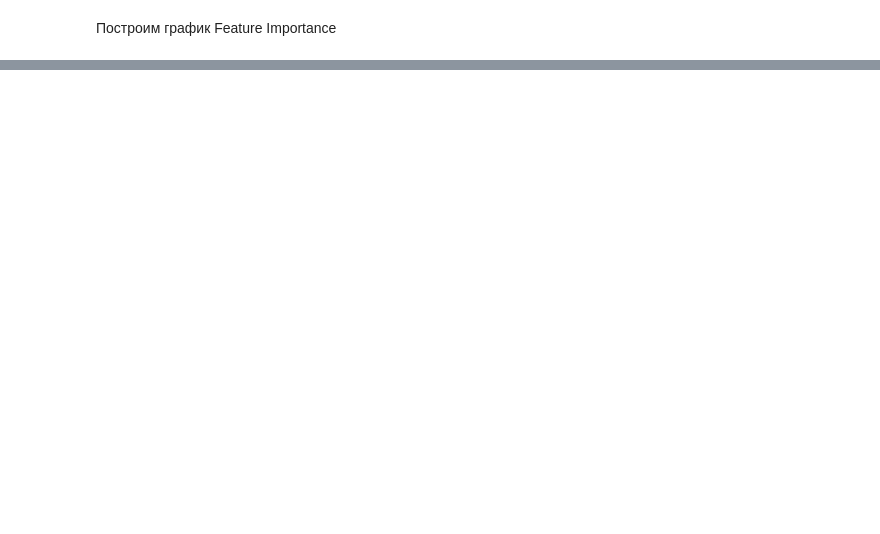
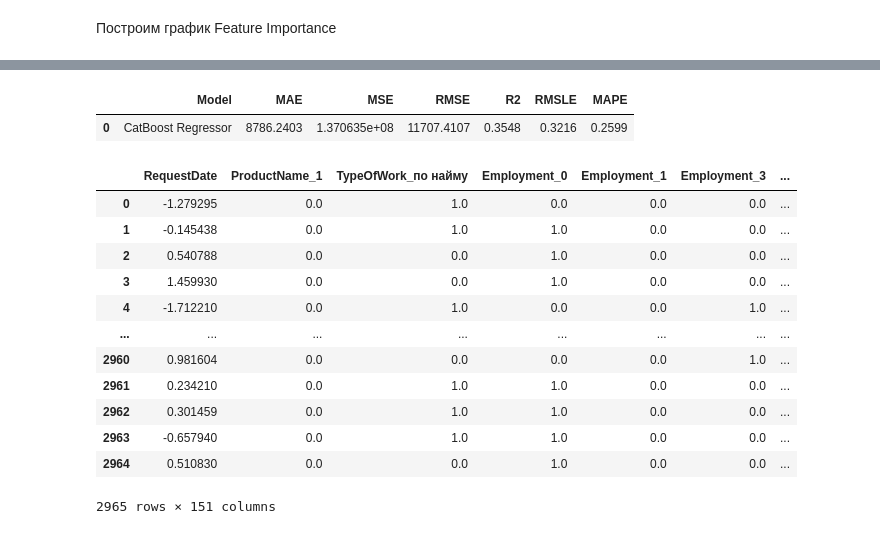
Before and after one commit to artemgur/akbars, a Jupyter notebook: akbars.ipynb, the cells around one changed output, grey strips where cells are left out. Saved outputs shown, nothing was run; the diff lists cells and outputs as text; code cells hidden in the pictures; blank space fills up the shorter version.

```diff
--- a/akbars.ipynb
+++ b/akbars.ipynb
@@ -813,0 +907,18 @@ pcr.predict_model(tuned_ridge)
+# %%
+pcr.predict_model(tuned_cat)
+# %% [output]
+|  | Model | MAE | MSE | RMSE | R2 | RMSLE | MAPE |
+| 0 | CatBoost Regressor | 8786.2403 | 1.370635e+08 | 11707.4107 | 0.3548 | 0.3216 | 0.2599 |
+|  | RequestDate | ProductName_1 | TypeOfWork_по найму | Employment_0 | Employment_1 | Employment_3 | ... |
+| 0 | -1.279295 | 0.0 | 1.0 | 0.0 | 0.0 | 0.0 | ... |
+| 1 | -0.145438 | 0.0 | 1.0 | 1.0 | 0.0 | 0.0 | ... |
+| 2 | 0.540788 | 0.0 | 0.0 | 1.0 | 0.0 | 0.0 | ... |
+| 3 | 1.459930 | 0.0 | 0.0 | 1.0 | 0.0 | 0.0 | ... |
+| 4 | -1.712210 | 0.0 | 1.0 | 0.0 | 0.0 | 1.0 | ... |
+| ... | ... | ... | ... | ... | ... | ... | ... |
+| 2960 | 0.981604 | 0.0 | 0.0 | 0.0 | 0.0 | 1.0 | ... |
+| 2961 | 0.234210 | 0.0 | 1.0 | 1.0 | 0.0 | 0.0 | ... |
+| 2962 | 0.301459 | 0.0 | 1.0 | 1.0 | 0.0 | 0.0 | ... |
+| 2963 | -0.657940 | 0.0 | 1.0 | 1.0 | 0.0 | 0.0 | ... |
+| 2964 | 0.510830 | 0.0 | 0.0 | 1.0 | 0.0 | 0.0 | ... |
+2965 rows × 151 columns
```
Also changed, not shown: parts of 12 cells of this notebook.
